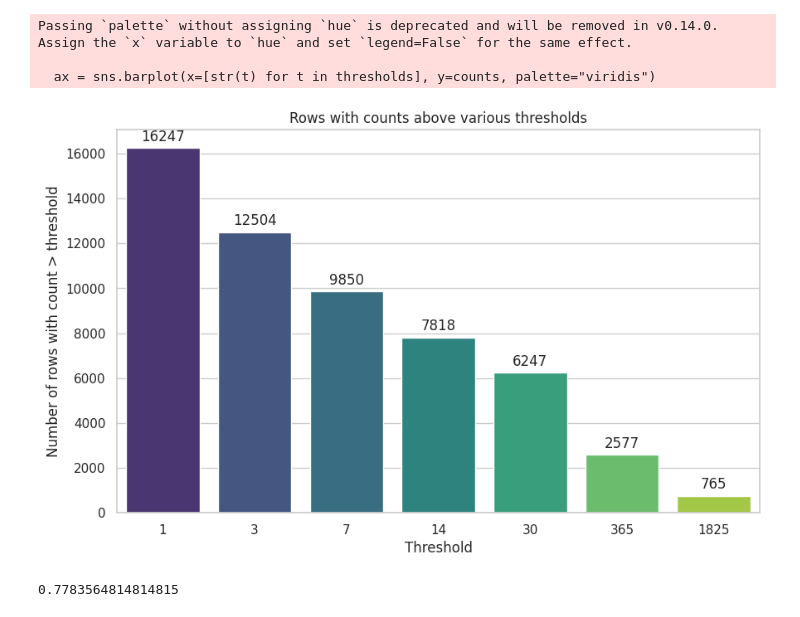
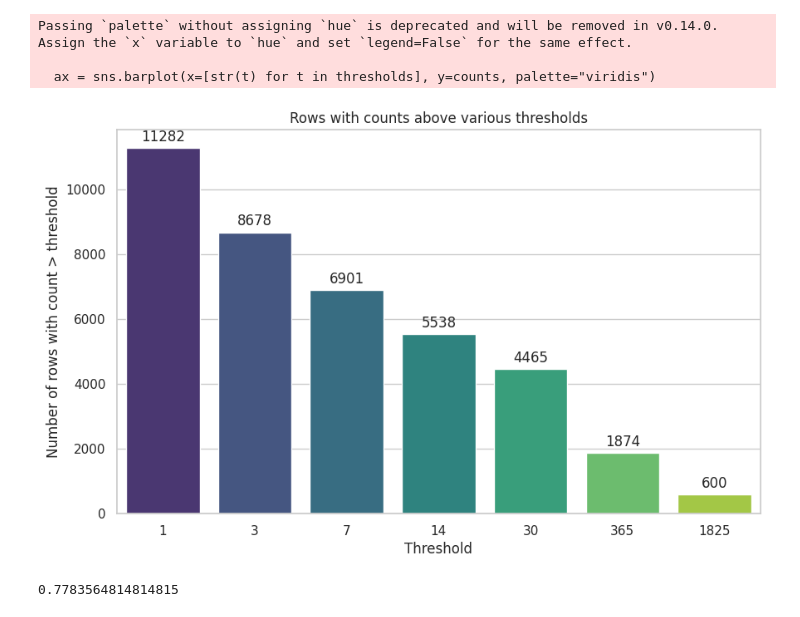
Before and after one commit to NarayanSchuetz/MHC_Dataset, a Jupyter notebook: metadata_analysis.ipynb, the cells around one changed output. Saved outputs shown, nothing was run; the diff lists cells and outputs as text; code cells hidden in the pictures.

```diff
--- a/metadata_analysis.ipynb
+++ b/metadata_analysis.ipynb
@@ -17,26 +17,26 @@ df = pd.concat(dfs)
 # %%
 stats = df.groupby("healthCode")["date"].apply(lambda x: len(np.unique(x)))
 # %%
-counts_series = stats
+counts_series = coverage_df.groupby("healthCode").data_coverage_sum.count()
 thresholds = [1, 3, 7, 14, 30, 365, 5 * 365]
 values = [(counts_series > t).sum() for t in thresholds]
 counts = [(counts_series > t).sum() for t in thresholds]
 
 
 sns.set(style="whitegrid")
 plt.figure(figsize=(10, 6))
 ax = sns.barplot(x=[str(t) for t in thresholds], y=counts, palette="viridis")
 for i, count in enumerate(counts):
     ax.text(i, count + max(counts) * 0.01, str(count), ha='center', va='bottom', fontsize=12)
 plt.xlabel("Threshold")
 plt.ylabel("Number of rows with count > threshold")
 plt.title("Rows with counts above various thresholds")
 plt.show()
 # %% [output]
 Passing `palette` without assigning `hue` is deprecated and will be removed in v0.14.0. Assign the `x` variable to `hue` and set `legend=False` for the same effect.
 
   ax = sns.barplot(x=[str(t) for t in thresholds], y=counts, palette="viridis")
-[figure, old version]
+[figure, new version]
 # %%
 daily_stats = []
 for idx, row in df.groupby(["healthCode", "date"]):
```
Also changed, not shown: parts of 10 cells of this notebook, 3 other files.
